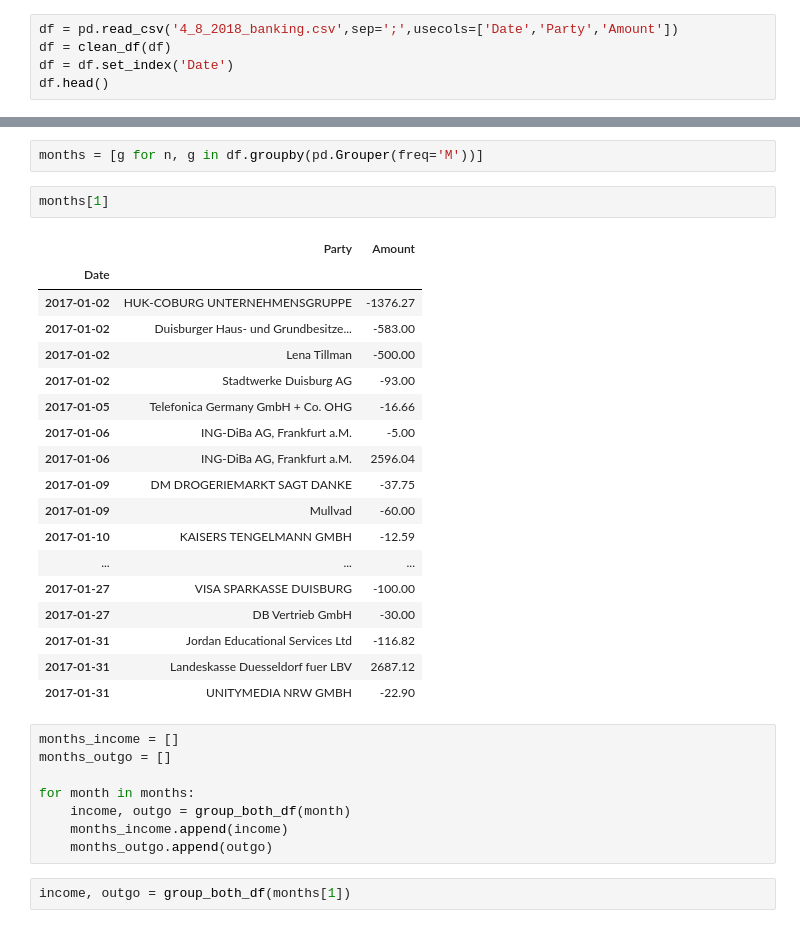
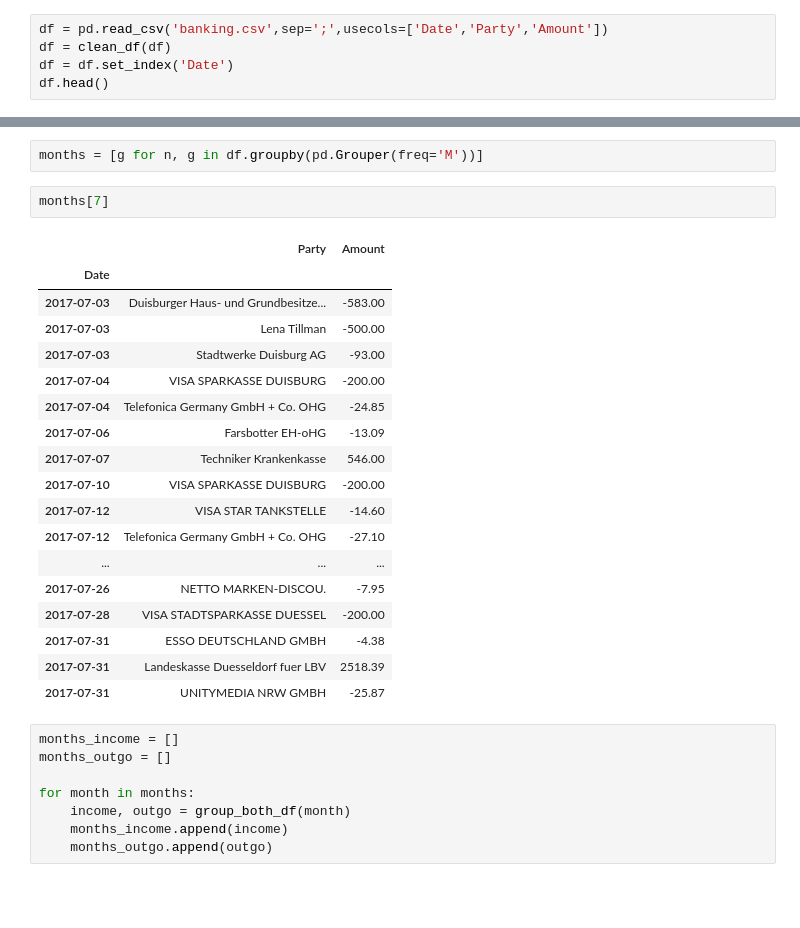
Before and after one commit to BlinkingApe/Budget, a Jupyter notebook: Budget.ipynb, the cells around one changed output, grey strips where cells are left out. Drawn from its saved outputs; the diff is of its cells as text; blank space fills up the shorter version.

```diff
--- a/Budget.ipynb
+++ b/Budget.ipynb
@@ -297,5 +339,5 @@ def group_both_df(df, other=False):
 # %%
-df = pd.read_csv('4_8_2018_banking.csv',sep=';',usecols=['Date','Party','Amount'])
+df = pd.read_csv('banking.csv',sep=';',usecols=['Date','Party','Amount'])
 df = clean_df(df)
 df = df.set_index('Date')
 df.head()
@@ -310,26 +352,26 @@ df.head()
 # %%
 months = [g for n, g in df.groupby(pd.Grouper(freq='M'))]
 # %%
-months[1]
+months[7]
 # %% [output]
 |  | Party | Amount |
 | Date |  |  |
-| 2017-01-02 | HUK-COBURG UNTERNEHMENSGRUPPE | -1376.27 |
-| 2017-01-02 | Duisburger Haus- und Grundbesitze... | -583.00 |
-| 2017-01-02 | Lena Tillman | -500.00 |
-| 2017-01-02 | Stadtwerke Duisburg AG | -93.00 |
-| 2017-01-05 | Telefonica Germany GmbH + Co. OHG | -16.66 |
-| 2017-01-06 | ING-DiBa AG, Frankfurt a.M. | -5.00 |
-| 2017-01-06 | ING-DiBa AG, Frankfurt a.M. | 2596.04 |
-| 2017-01-09 | DM DROGERIEMARKT SAGT DANKE | -37.75 |
-| 2017-01-09 | Mullvad | -60.00 |
-| 2017-01-10 | KAISERS TENGELMANN GMBH | -12.59 |
+| 2017-07-03 | Duisburger Haus- und Grundbesitze... | -583.00 |
+| 2017-07-03 | Lena Tillman | -500.00 |
+| 2017-07-03 | Stadtwerke Duisburg AG | -93.00 |
+| 2017-07-04 | VISA SPARKASSE DUISBURG | -200.00 |
+| 2017-07-04 | Telefonica Germany GmbH + Co. OHG | -24.85 |
+| 2017-07-06 | Farsbotter EH-oHG | -13.09 |
+| 2017-07-07 | Techniker Krankenkasse | 546.00 |
+| 2017-07-10 | VISA SPARKASSE DUISBURG | -200.00 |
+| 2017-07-12 | VISA STAR TANKSTELLE | -14.60 |
+| 2017-07-12 | Telefonica Germany GmbH + Co. OHG | -27.10 |
 | ... | ... | ... |
-| 2017-01-27 | VISA SPARKASSE DUISBURG | -100.00 |
-| 2017-01-27 | DB Vertrieb GmbH | -30.00 |
-| 2017-01-31 | Jordan Educational Services Ltd | -116.82 |
-| 2017-01-31 | Landeskasse Duesseldorf fuer LBV | 2687.12 |
-| 2017-01-31 | UNITYMEDIA NRW GMBH | -22.90 |
+| 2017-07-26 | NETTO MARKEN-DISCOU. | -7.95 |
+| 2017-07-28 | VISA STADTSPARKASSE DUESSEL | -200.00 |
+| 2017-07-31 | ESSO DEUTSCHLAND GMBH | -4.38 |
+| 2017-07-31 | Landeskasse Duesseldorf fuer LBV | 2518.39 |
+| 2017-07-31 | UNITYMEDIA NRW GMBH | -25.87 |
 # %%
 months_income = []
 months_outgo = []
@@ -338,5 +380,3 @@ for month in months:
     income, outgo = group_both_df(month)
     months_income.append(income)
     months_outgo.append(outgo)
-# %%
-income, outgo = group_both_df(months[1])
```
Also changed, not shown: parts of 9 cells of this notebook.
